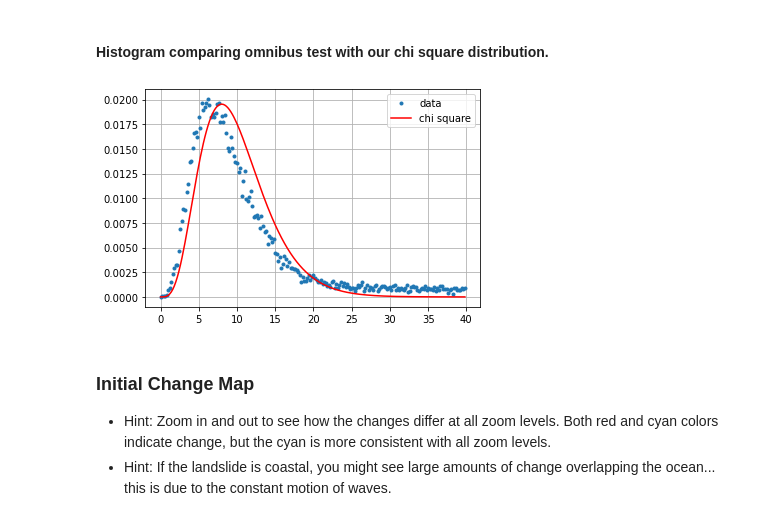
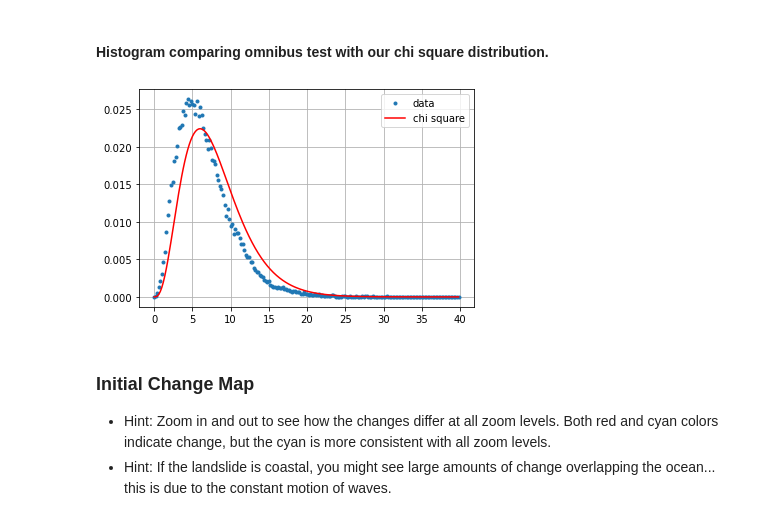
Before and after one commit to mthomp89/landslide-detect, a Jupyter notebook: presentations/Thompson_Manak_Final_Blog_Draft.ipynb, the cells around one changed output. Drawn from its saved outputs; the diff is of its cells as text; code cells hidden in the pictures.

```diff
--- a/presentations/Thompson_Manak_Final_Blog_Draft.ipynb
+++ b/presentations/Thompson_Manak_Final_Blog_Draft.ipynb
@@ -161,0 +216,28 @@ aoi = ee.Geometry.Polygon(coords)
+# %%
+# # INTEGRATE
+
+
+event_loc = Coord(lon=lon, lat=lat)
+
+# Approximately 1km buffer
+# buffer = Coord(lon=0.01, lat=0.008)
+buffer = Coord(lon=0.013, lat=0.009)
+
+bbox = BBox(
+    minx=event_loc.lon - buffer.lon, miny=event_loc.lat - buffer.lat,
+    maxx=event_loc.lon + buffer.lon, maxy=event_loc.lat + buffer.lat
+)
+# %%
+# # INTEGRATE
+
+
+BASE_DATE = ee.Date(new_df['slide.date'].values[0][0:10])
+
+# Select 1 year surrounding the event
+start_date = BASE_DATE.advance(-180, 'days')
+end_date = BASE_DATE.advance(180, 'days')
+
+'Event date is {}, Sentinel-1 image data range is between {} and {}'.format(
+    BASE_DATE.format('YYYY-MM-dd').getInfo(),
+    start_date.format('YYYY-MM-dd').getInfo(),
+    end_date.format('YYYY-MM-dd').getInfo())
@@ -162,7 +246,8 @@ aoi = ee.Geometry.Polygon(coords)
 # %%
+aoi = bbox.ee
 location = aoi.centroid().coordinates().getInfo()[::-1]
-split_view = geemap.Map(location=location, zoom_start=16)
-split_view.split_map(left_layer='SATELLITE', right_layer= 'USGS NAIP Imagery NDVI')
+split_view = geemap.Map(location=location, zoom_start=15)
+split_view.split_map(left_layer='SATELLITE', right_layer= 'USGS NAIP Imagery False Color')
 
 split_view
 # %% [output]
@@ -357,0 +312,5 @@ timestamplist
+# %%
+# INTEGRATE
+
+
+im_coll = im_search.filter(ee.Filter.eq('orbitProperties_pass', look_angle))
@@ -451,22 +469,22 @@ def omnibus(im_list, m = 4.4):
 # %% [markdown]
 #### Histogram comparing omnibus test with our chi square distribution.
 # %%
-k = len(timestamplist)/2
+k = len(timestamplist)//2
 hist = (omnibus(vv_list.slice(0,k))
         .reduceRegion(ee.Reducer.fixedHistogram(0, 40, 200), geometry=aoi, scale=10)
         .get('constant')
         .getInfo())
 
 a = np.array(hist)
 x = a[:,0]
 y = a[:,1]/np.sum(a[:,1])
 plt.plot(x, y, '.', label='data')
 plt.plot(x, chi2.pdf(x, k-1)/5, '-r', label='chi square')
 plt.legend()
 plt.grid()
 plt.show()
 # %% [output]
-[figure, old version]
+[figure, new version]
 # %% [markdown]
 ### Initial Change Map
 - Hint: Zoom in and out to see how the changes differ at all zoom levels. Both red and cyan colors indicate change, but the cyan is more consistent with all zoom levels.
```
Also changed, not shown: parts of 29 cells of this notebook.
